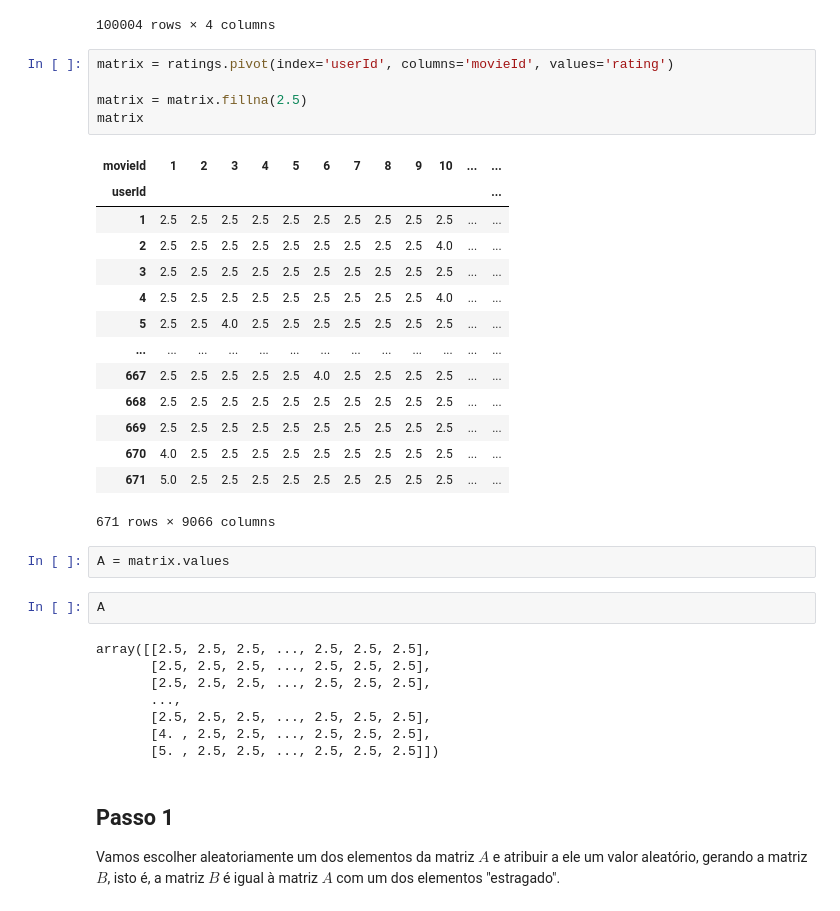
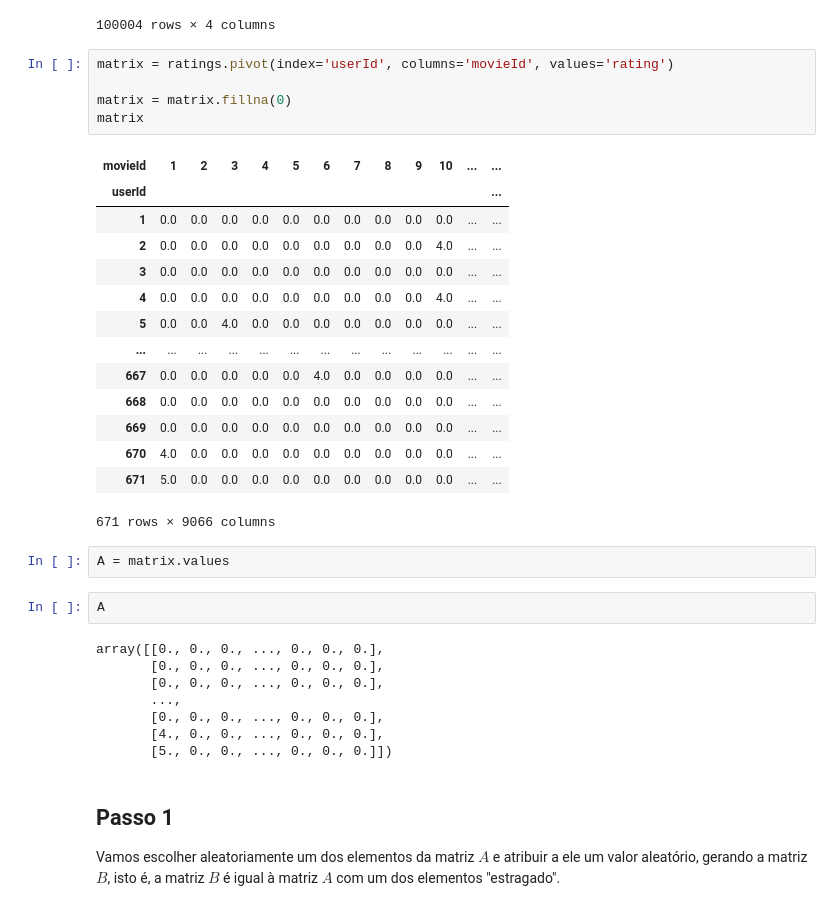
Before and after one commit to alessitomas/Netflix-Challange, a Jupyter notebook: demo.ipynb, the cells around one changed output. Drawn from its saved outputs; the diff is of its cells as text.

```diff
--- a/demo.ipynb
+++ b/demo.ipynb
@@ -21,35 +21,35 @@ ratings
 # %%
 matrix = ratings.pivot(index='userId', columns='movieId', values='rating')
 
-matrix = matrix.fillna(2.5)
+matrix = matrix.fillna(0)
 matrix
 # %% [output]
 | movieId | 1 | 2 | 3 | 4 | 5 | 6 | 7 | 8 | 9 | 10 | ... | ... |
 | userId |  |  |  |  |  |  |  |  |  |  |  | ... |
-| 1 | 2.5 | 2.5 | 2.5 | 2.5 | 2.5 | 2.5 | 2.5 | 2.5 | 2.5 | 2.5 | ... | ... |
-| 2 | 2.5 | 2.5 | 2.5 | 2.5 | 2.5 | 2.5 | 2.5 | 2.5 | 2.5 | 4.0 | ... | ... |
-| 3 | 2.5 | 2.5 | 2.5 | 2.5 | 2.5 | 2.5 | 2.5 | 2.5 | 2.5 | 2.5 | ... | ... |
-| 4 | 2.5 | 2.5 | 2.5 | 2.5 | 2.5 | 2.5 | 2.5 | 2.5 | 2.5 | 4.0 | ... | ... |
-| 5 | 2.5 | 2.5 | 4.0 | 2.5 | 2.5 | 2.5 | 2.5 | 2.5 | 2.5 | 2.5 | ... | ... |
+| 1 | 0.0 | 0.0 | 0.0 | 0.0 | 0.0 | 0.0 | 0.0 | 0.0 | 0.0 | 0.0 | ... | ... |
+| 2 | 0.0 | 0.0 | 0.0 | 0.0 | 0.0 | 0.0 | 0.0 | 0.0 | 0.0 | 4.0 | ... | ... |
+| 3 | 0.0 | 0.0 | 0.0 | 0.0 | 0.0 | 0.0 | 0.0 | 0.0 | 0.0 | 0.0 | ... | ... |
+| 4 | 0.0 | 0.0 | 0.0 | 0.0 | 0.0 | 0.0 | 0.0 | 0.0 | 0.0 | 4.0 | ... | ... |
+| 5 | 0.0 | 0.0 | 4.0 | 0.0 | 0.0 | 0.0 | 0.0 | 0.0 | 0.0 | 0.0 | ... | ... |
 | ... | ... | ... | ... | ... | ... | ... | ... | ... | ... | ... | ... | ... |
-| 667 | 2.5 | 2.5 | 2.5 | 2.5 | 2.5 | 4.0 | 2.5 | 2.5 | 2.5 | 2.5 | ... | ... |
-| 668 | 2.5 | 2.5 | 2.5 | 2.5 | 2.5 | 2.5 | 2.5 | 2.5 | 2.5 | 2.5 | ... | ... |
-| 669 | 2.5 | 2.5 | 2.5 | 2.5 | 2.5 | 2.5 | 2.5 | 2.5 | 2.5 | 2.5 | ... | ... |
-| 670 | 4.0 | 2.5 | 2.5 | 2.5 | 2.5 | 2.5 | 2.5 | 2.5 | 2.5 | 2.5 | ... | ... |
-| 671 | 5.0 | 2.5 | 2.5 | 2.5 | 2.5 | 2.5 | 2.5 | 2.5 | 2.5 | 2.5 | ... | ... |
+| 667 | 0.0 | 0.0 | 0.0 | 0.0 | 0.0 | 4.0 | 0.0 | 0.0 | 0.0 | 0.0 | ... | ... |
+| 668 | 0.0 | 0.0 | 0.0 | 0.0 | 0.0 | 0.0 | 0.0 | 0.0 | 0.0 | 0.0 | ... | ... |
+| 669 | 0.0 | 0.0 | 0.0 | 0.0 | 0.0 | 0.0 | 0.0 | 0.0 | 0.0 | 0.0 | ... | ... |
+| 670 | 4.0 | 0.0 | 0.0 | 0.0 | 0.0 | 0.0 | 0.0 | 0.0 | 0.0 | 0.0 | ... | ... |
+| 671 | 5.0 | 0.0 | 0.0 | 0.0 | 0.0 | 0.0 | 0.0 | 0.0 | 0.0 | 0.0 | ... | ... |
 671 rows × 9066 columns
 # %%
 A = matrix.values
 # %%
 A
 # %% [output]
-array([[2.5, 2.5, 2.5, ..., 2.5, 2.5, 2.5],
-       [2.5, 2.5, 2.5, ..., 2.5, 2.5, 2.5],
-       [2.5, 2.5, 2.5, ..., 2.5, 2.5, 2.5],
+array([[0., 0., 0., ..., 0., 0., 0.],
+       [0., 0., 0., ..., 0., 0., 0.],
+       [0., 0., 0., ..., 0., 0., 0.],
        ...,
-       [2.5, 2.5, 2.5, ..., 2.5, 2.5, 2.5],
-       [4. , 2.5, 2.5, ..., 2.5, 2.5, 2.5],
-       [5. , 2.5, 2.5, ..., 2.5, 2.5, 2.5]])
+       [0., 0., 0., ..., 0., 0., 0.],
+       [4., 0., 0., ..., 0., 0., 0.],
+       [5., 0., 0., ..., 0., 0., 0.]])
 # %% [markdown]
 ## Passo 1
 Vamos escolher aleatoriamente um dos elementos da matriz $A$ e atribuir a ele um valor aleatório, gerando a matriz $B$, isto é, a matriz $B$ é igual à matriz $A$ com um dos elementos "estragado".
```
Also changed, not shown: parts of 5 cells of this notebook, 1 other file.
